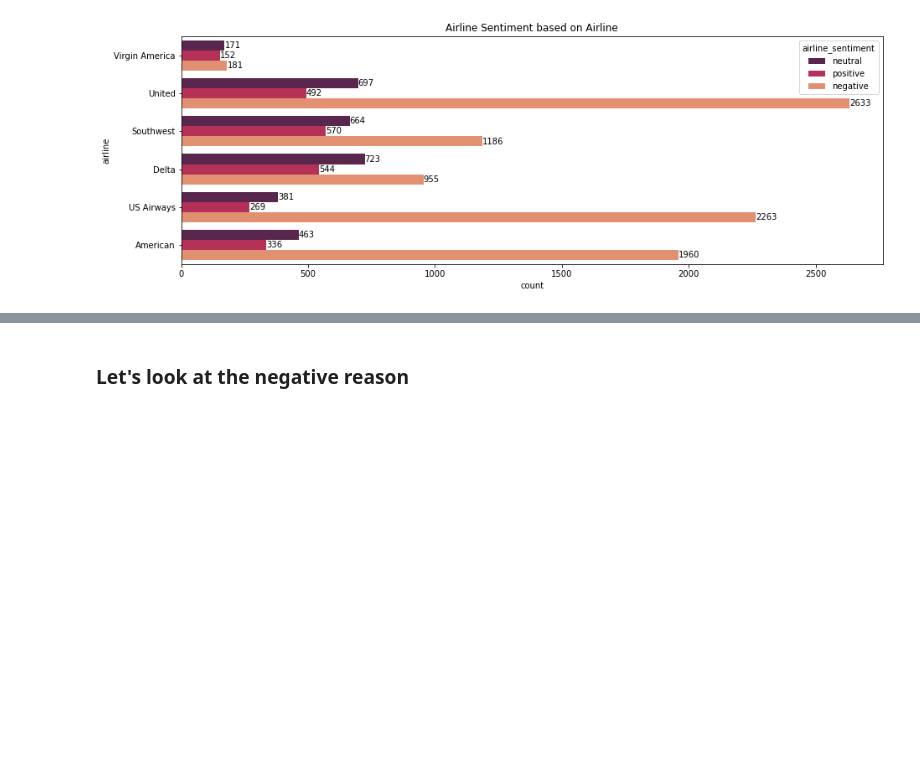
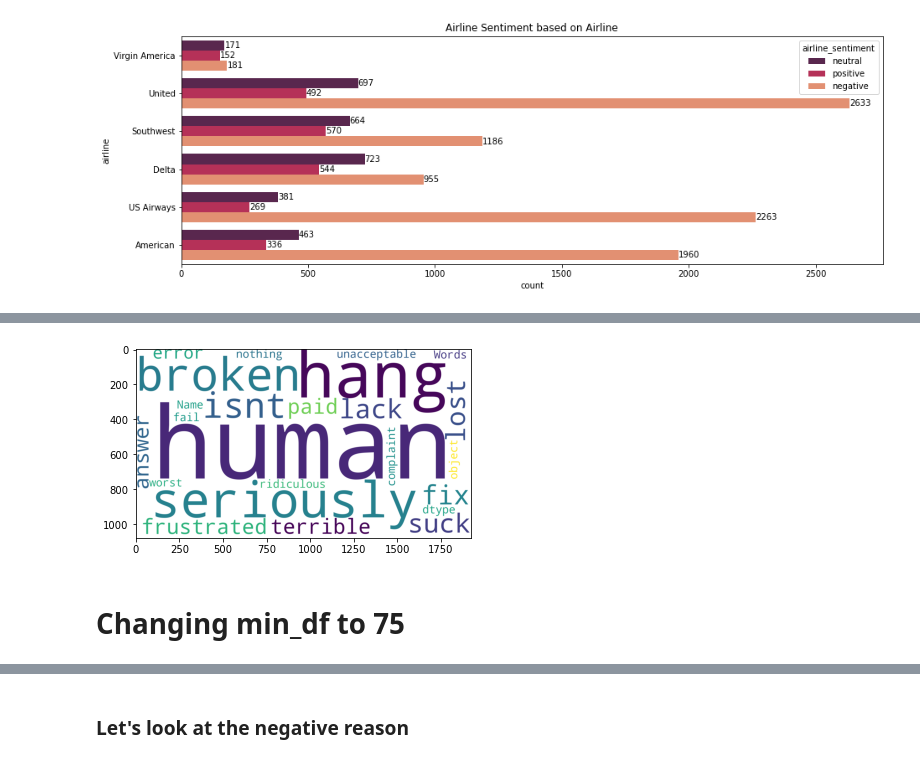
Before and after one commit to KierraDangerfield/Springboard, a Jupyter notebook: Capstone 3 Airline Sentiment Analysis/Notebooks/2 Sentiment Analysis EDA.ipynb, the cells around one changed output, grey strips where cells are left out. Drawn from its saved outputs; the diff is of its cells as text; code cells hidden in the pictures; blank space fills up the shorter version.

```diff
--- a/Capstone 3 Airline Sentiment Analysis/Notebooks/2 Sentiment Analysis EDA.ipynb
+++ b/Capstone 3 Airline Sentiment Analysis/Notebooks/2 Sentiment Analysis EDA.ipynb
@@ -491,0 +302,14 @@ mostWords(americanTweets, "Top Negative Words for American")
+# %%
+from sklearn.linear_model import LogisticRegression
+from sklearn.feature_extraction.text import CountVectorizer, TfidfTransformer
+from sklearn.model_selection import train_test_split
+
+tweets["text"] = tweets["text"].astype(str)
+
+cv = CountVectorizer(min_df=50, max_df=0.70)
+X = cv.fit_transform(tweets.text)
+y = tweets['airline_sentiment']
+
+X_train, X_test, y_train, y_test = train_test_split(X, y, test_size=.30, random_state=0)
+
+lr = LogisticRegression(max_iter=1000, C=1).fit(X_train, y_train)
@@ -491,0 +438,9 @@ mostWords(americanTweets, "Top Negative Words for American")
+# %%
+wc = WordCloud(background_color = 'white', width = 1920, height = 1080)
+cloud = wc.generate_from_text(str(predictiveWords[-20:].Words))
+plt.imshow(cloud)
+plt.show()
+# %% [output]
+[figure, added]
+# %% [markdown]
+# Changing min_df to 75
```
Also changed, not shown: parts of 51 cells of this notebook, 1 other file.
